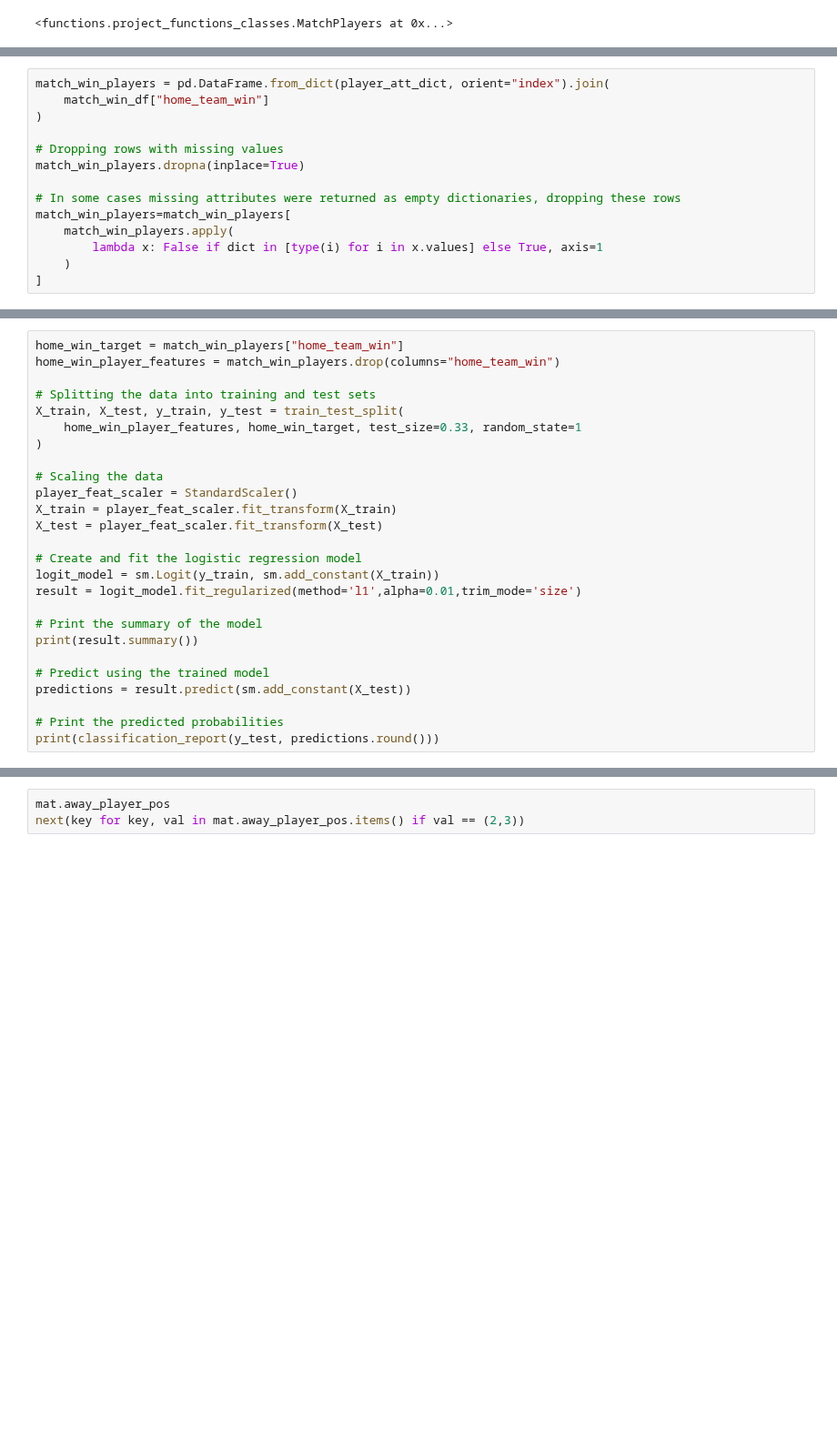
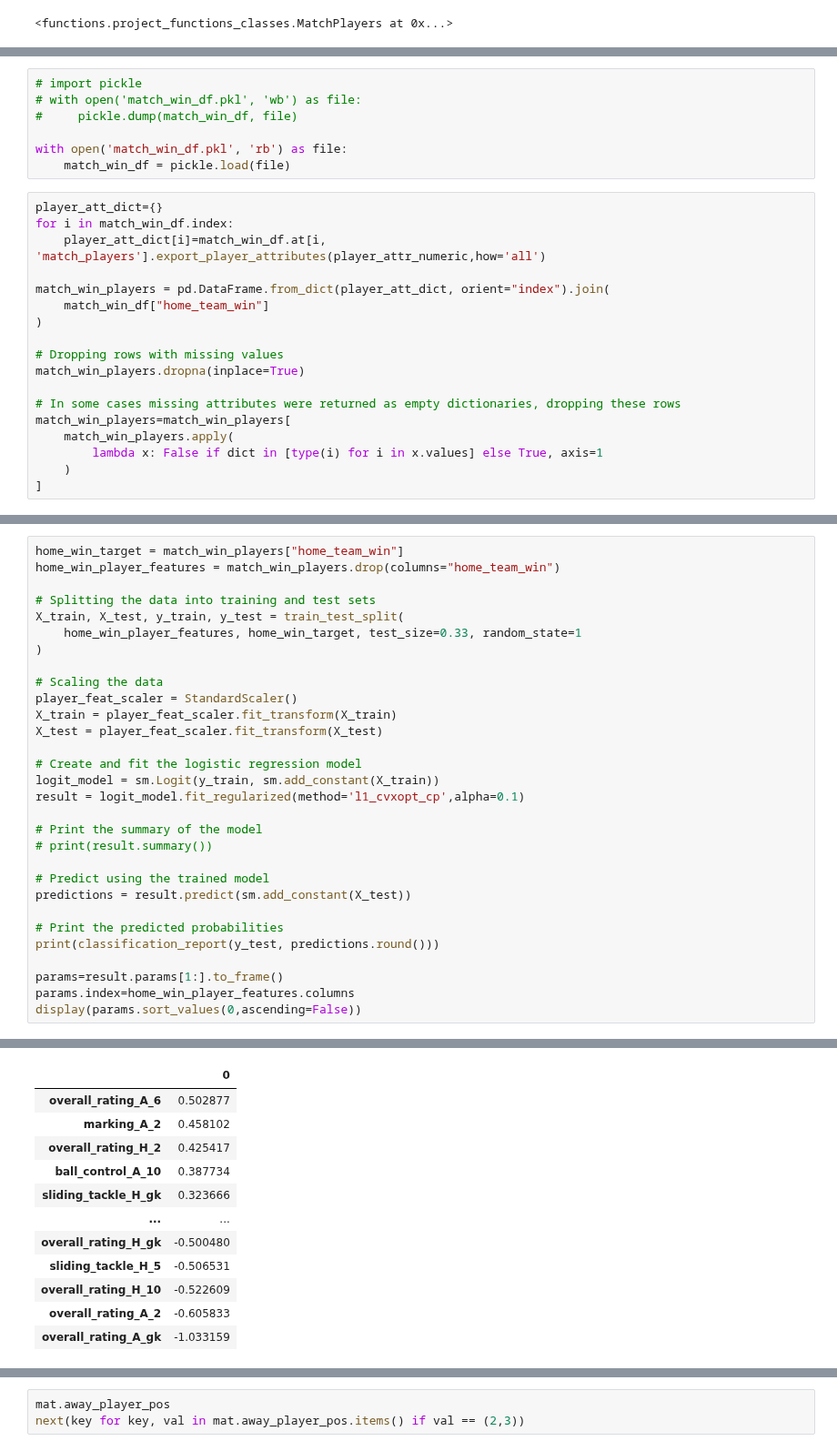
Before and after one commit to gediminas-skvarnavicius/football-db-analysis, a Jupyter notebook: analysis.ipynb, the cells around one changed output, grey strips where cells are left out. Shown at 91% size. Saved outputs shown, nothing was run; the diff lists cells and outputs as text; blank space fills up the shorter version.

Commit message:
pickles fitting solved rfe

```diff
--- a/analysis.ipynb
+++ b/analysis.ipynb
@@ -1048,4 +1044,15 @@ for i in match_win_df.index:
+# %%
+# import pickle
+# with open('match_win_df.pkl', 'wb') as file:
+#     pickle.dump(match_win_df, file)
+
+with open('match_win_df.pkl', 'rb') as file:
+    match_win_df = pickle.load(file)
 # %%
+player_att_dict={}
+for i in match_win_df.index:
+    player_att_dict[i]=match_win_df.at[i, 'match_players'].export_player_attributes(player_attr_numeric,how='all')
+
 match_win_players = pd.DataFrame.from_dict(player_att_dict, orient="index").join(
     match_win_df["home_team_win"]
 )
@@ -1075,14 +1087,18 @@ X_test = player_feat_scaler.fit_transform(X_test)
 
 # Create and fit the logistic regression model
 logit_model = sm.Logit(y_train, sm.add_constant(X_train))
-result = logit_model.fit_regularized(method='l1',alpha=0.01,trim_mode='size')
+result = logit_model.fit_regularized(method='l1_cvxopt_cp',alpha=0.1)
 
 # Print the summary of the model
-print(result.summary())
+# print(result.summary())
 
 # Predict using the trained model
 predictions = result.predict(sm.add_constant(X_test))
 
 # Print the predicted probabilities
 print(classification_report(y_test, predictions.round()))
+
+params=result.params[1:].to_frame()
+params.index=home_win_player_features.columns
+display(params.sort_values(0,ascending=False))
 # %% [output]
@@ -1105,0 +1122,12 @@ weighted avg       0.64      0.64      0.64      1670
+|  | 0 |
+| overall_rating_A_6 | 0.502877 |
+| marking_A_2 | 0.458102 |
+| overall_rating_H_2 | 0.425417 |
+| ball_control_A_10 | 0.387734 |
+| sliding_tackle_H_gk | 0.323666 |
+| ... | ... |
+| overall_rating_H_gk | -0.500480 |
+| sliding_tackle_H_5 | -0.506531 |
+| overall_rating_H_10 | -0.522609 |
+| overall_rating_A_2 | -0.605833 |
+| overall_rating_A_gk | -1.033159 |
```
Also changed, not shown: parts of 24 cells of this notebook, 2 other files.
